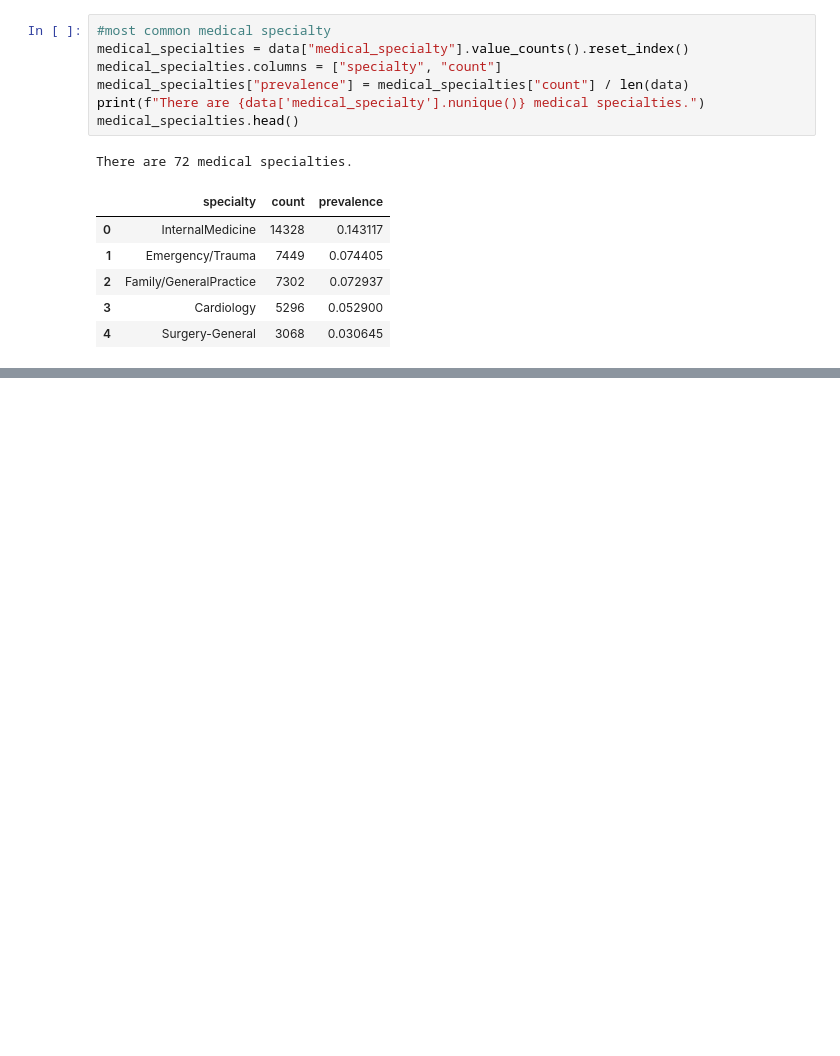
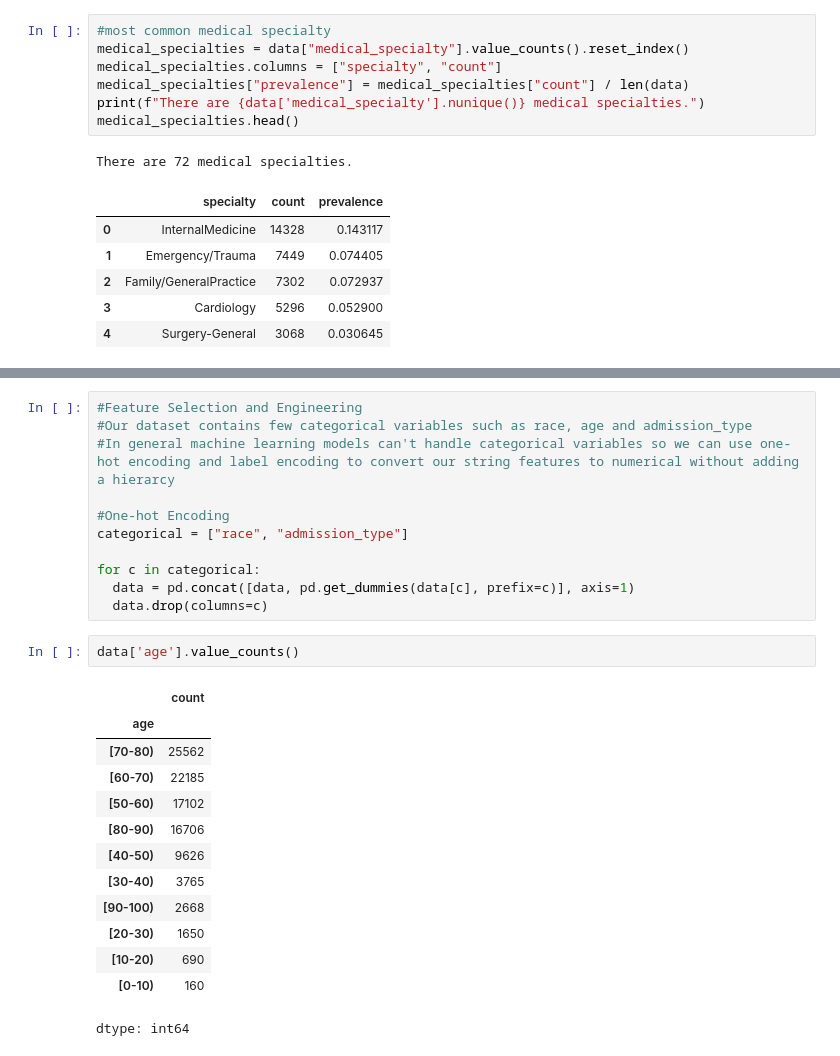
Before and after one commit to mervegb/diabetes-ml, a Jupyter notebook: diabetes_ml.ipynb, the cells around one changed output, grey strips where cells are left out. Cells and saved outputs as stored; diff of their text form; blank space fills up the shorter version.

```diff
--- a/diabetes_ml.ipynb
+++ b/diabetes_ml.ipynb
@@ -376,0 +401,27 @@ There are 72 medical specialties.
+# %%
+#Feature Selection and Engineering
+#Our dataset contains few categorical variables such as race, age and admission_type
+#In general machine learning models can't handle categorical variables so we can use one-hot encoding and label encoding to convert our string features to numerical without adding a hierarcy
+
+#One-hot Encoding
+categorical = ["race", "admission_type"]
+
+for c in categorical:
+  data = pd.concat([data, pd.get_dummies(data[c], prefix=c)], axis=1)
+  data.drop(columns=c)
+# %%
+data['age'].value_counts()
+# %% [output]
+|  | count |
+| age |  |
+| [70-80) | 25562 |
+| [60-70) | 22185 |
+| [50-60) | 17102 |
+| [80-90) | 16706 |
+| [40-50) | 9626 |
+| [30-40) | 3765 |
+| [90-100) | 2668 |
+| [20-30) | 1650 |
+| [10-20) | 690 |
+| [0-10) | 160 |
+dtype: int64
```
Also changed, not shown: parts of 7 cells of this notebook.
